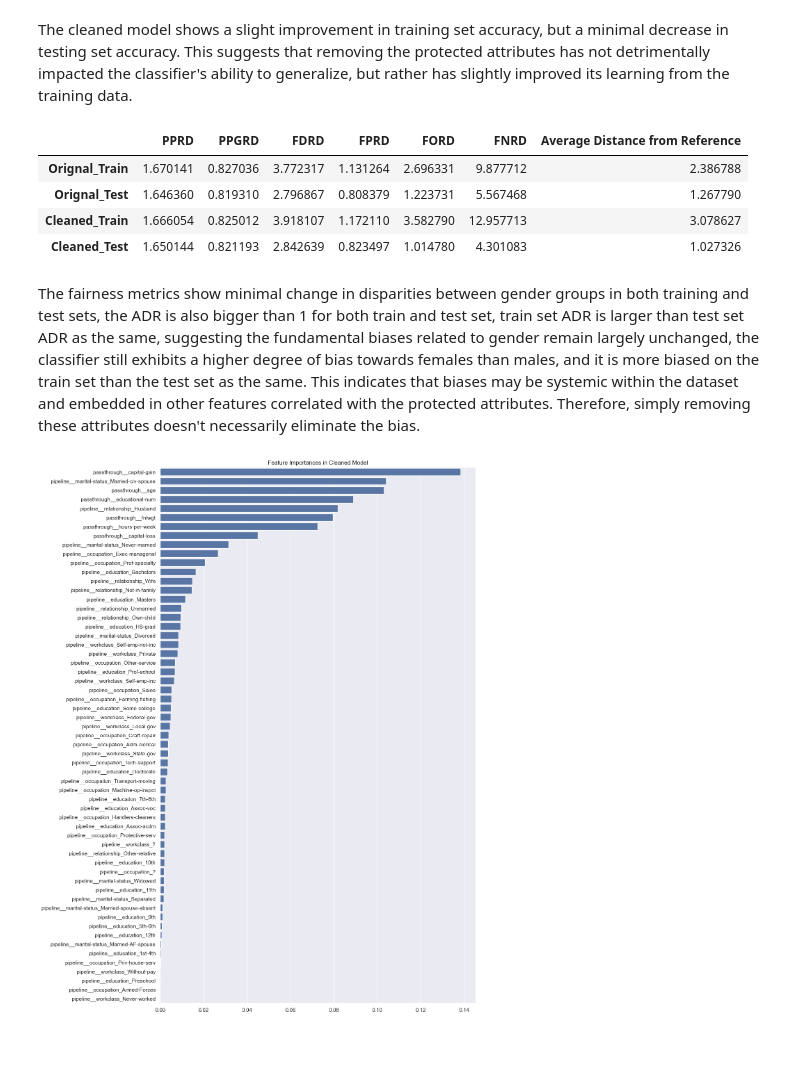
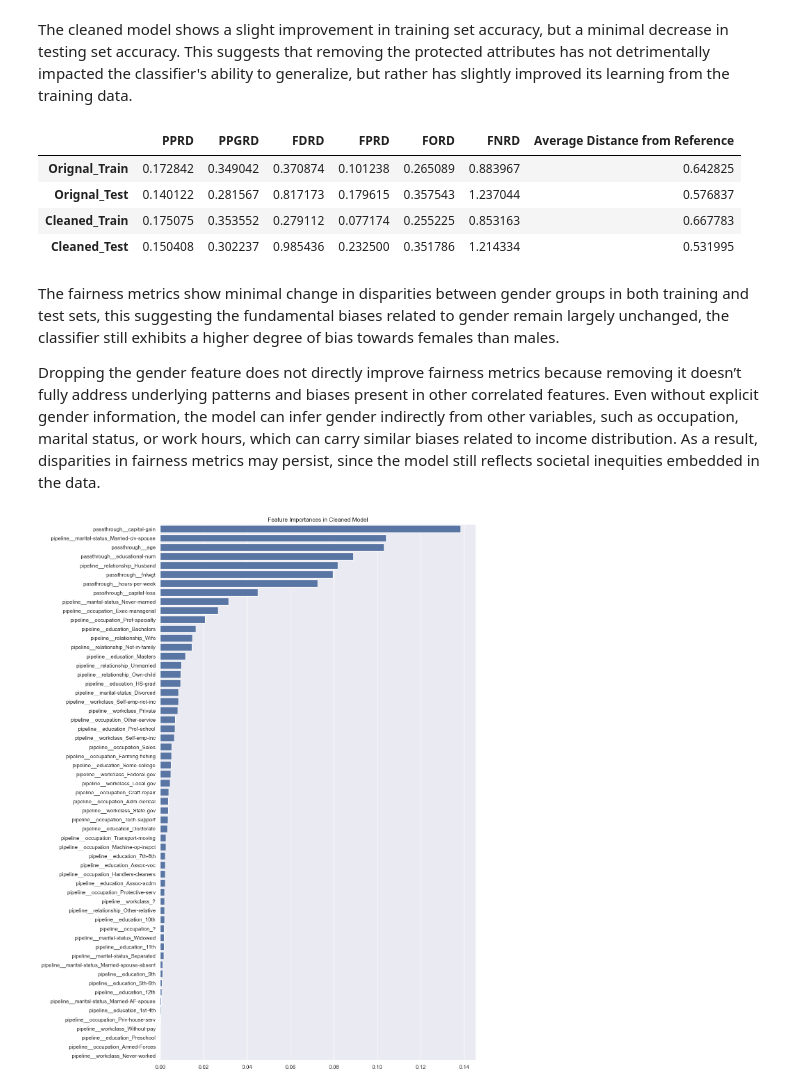
Before and after one commit to RaymondZhang20/DSCI430, a Jupyter notebook: Module 4 Assignment-1.ipynb, the cells around one changed output. Saved outputs shown, nothing was run; the diff lists cells and outputs as text; code cells hidden in the pictures; blank space fills up the shorter version.

```diff
--- a/Module 4 Assignment-1.ipynb
+++ b/Module 4 Assignment-1.ipynb
@@ -225,8 +225,8 @@ Here is a recap of the fairness metrics:
 from sklearn.metrics import confusion_matrix
 
 def get_group_confusion_matrix(y_true, y_pred, groups, group_b, group_w):
-    cm_b = confusion_matrix(y_true[groups == group_b], y_pred[groups == group_b], labels=[">50K", "<=50K"])
-    cm_w = confusion_matrix(y_true[groups == group_w], y_pred[groups == group_w], labels=[">50K", "<=50K"])
+    cm_b = confusion_matrix(y_true[groups == group_b], y_pred[groups == group_b])
+    cm_w = confusion_matrix(y_true[groups == group_w], y_pred[groups == group_w])
     return cm_b, cm_w
 
 def compute_fairness_metrics(cm_b, cm_w):
@@ -251,8 +251,8 @@ gender_train = X_train['gender']
 gender_test = X_test['gender']
 fairness_metrics = {}
 
-cm_b_train, cm_w_train = get_group_confusion_matrix(y_train, y_train_pred, train_df['gender'], "Male", "Female")
-cm_b_test, cm_w_test = get_group_confusion_matrix(y_test, y_test_pred, test_df['gender'], "Male", "Female")
+cm_b_train, cm_w_train = get_group_confusion_matrix(y_train, y_train_pred, train_df['gender'], "Female", "Male")
+cm_b_test, cm_w_test = get_group_confusion_matrix(y_test, y_test_pred, test_df['gender'], "Female", "Male")
 fairness_metrics["Orignal_Train"] = compute_fairness_metrics(cm_b_train, cm_w_train)
 fairness_metrics["Orignal_Test"] = compute_fairness_metrics(cm_b_test, cm_w_test)
 
@@ -357,26 +353,28 @@ The cleaned model shows a slight improvement in training set accuracy, but a min
 # %%
 # 4. Compare Accuracy and Fairness
 # Fairness metrics would need to be recalculated using predictions from the new classifier
 y_train_pred_cleaned = clf_cleaned.predict(X_train_transformed_cleaned)
 y_test_pred_cleaned = clf_cleaned.predict(X_test_transformed_cleaned)
 
-cm_b_train, cm_w_train = get_group_confusion_matrix(y_train, y_train_pred_cleaned, train_df['gender'], "Male", "Female")
-cm_b_test, cm_w_test = get_group_confusion_matrix(y_test, y_test_pred_cleaned, test_df['gender'], "Male", "Female")
+cm_b_train, cm_w_train = get_group_confusion_matrix(y_train, y_train_pred_cleaned, train_df['gender'], "Female", "Male")
+cm_b_test, cm_w_test = get_group_confusion_matrix(y_test, y_test_pred_cleaned, test_df['gender'], "Female", "Male")
 fairness_metrics["Cleaned_Train"] = compute_fairness_metrics(cm_b_train, cm_w_train)
 fairness_metrics["Cleaned_Test"] = compute_fairness_metrics(cm_b_test, cm_w_test)
 
 # convert to DataFrame
 fairness_metrics_df = pd.DataFrame.from_dict(fairness_metrics, orient='index')
 
 fairness_metrics_df
 # %% [output]
 |  | PPRD | PPGRD | FDRD | FPRD | FORD | FNRD | Average Distance from Reference |
-| Orignal_Train | 1.670141 | 0.827036 | 3.772317 | 1.131264 | 2.696331 | 9.877712 | 2.386788 |
-| Orignal_Test | 1.646360 | 0.819310 | 2.796867 | 0.808379 | 1.223731 | 5.567468 | 1.267790 |
-| Cleaned_Train | 1.666054 | 0.825012 | 3.918107 | 1.172110 | 3.582790 | 12.957713 | 3.078627 |
-| Cleaned_Test | 1.650144 | 0.821193 | 2.842639 | 0.823497 | 1.014780 | 4.301083 | 1.027326 |
+| Orignal_Train | 0.172842 | 0.349042 | 0.370874 | 0.101238 | 0.265089 | 0.883967 | 0.642825 |
+| Orignal_Test | 0.140122 | 0.281567 | 0.817173 | 0.179615 | 0.357543 | 1.237044 | 0.576837 |
+| Cleaned_Train | 0.175075 | 0.353552 | 0.279112 | 0.077174 | 0.255225 | 0.853163 | 0.667783 |
+| Cleaned_Test | 0.150408 | 0.302237 | 0.985436 | 0.232500 | 0.351786 | 1.214334 | 0.531995 |
 # %% [markdown]
-The fairness metrics show minimal change in disparities between gender groups in both training and test sets, the ADR is also bigger than 1 for both train and test set, train set ADR is larger than test set ADR as the same, suggesting the fundamental biases related to gender remain largely unchanged, the classifier still exhibits a higher degree of bias towards females than males, and it is more biased on the train set than the test set as the same. This indicates that biases may be systemic within the dataset and embedded in other features correlated with the protected attributes. Therefore, simply removing these attributes doesn't necessarily eliminate the bias.
+The fairness metrics show minimal change in disparities between gender groups in both training and test sets, this suggesting the fundamental biases related to gender remain largely unchanged, the classifier still exhibits a higher degree of bias towards females than males.
+
+Dropping the gender feature does not directly improve fairness metrics because removing it doesn’t fully address underlying patterns and biases present in other correlated features. Even without explicit gender information, the model can infer gender indirectly from other variables, such as occupation, marital status, or work hours, which can carry similar biases related to income distribution. As a result, disparities in fairness metrics may persist, since the model still reflects societal inequities embedded in the data.
 # %%
 # 5. plot of the feature importance
 feature_importances_cleaned = clf_cleaned.feature_importances_
```
Also changed, not shown: parts of 10 cells of this notebook.
